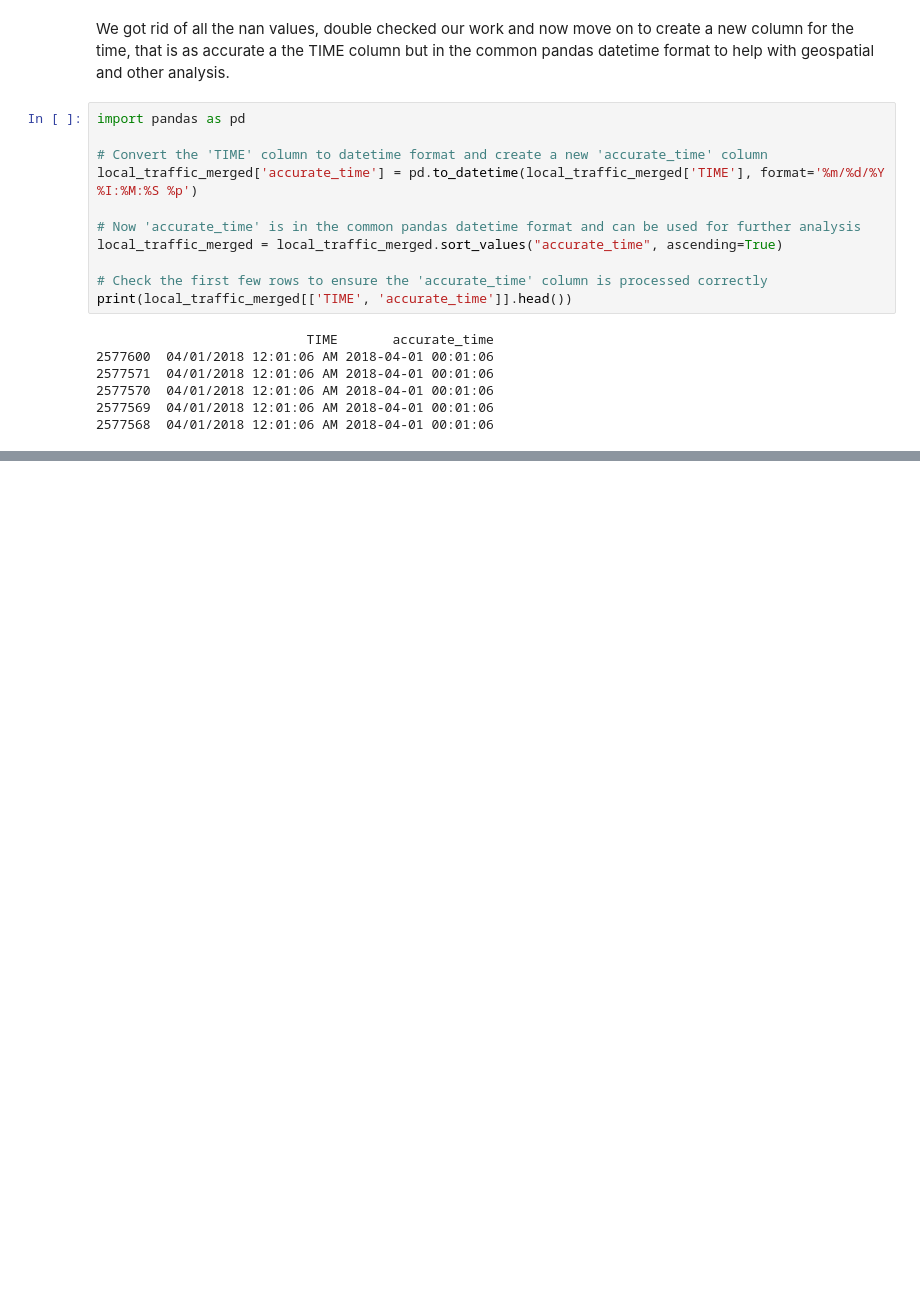
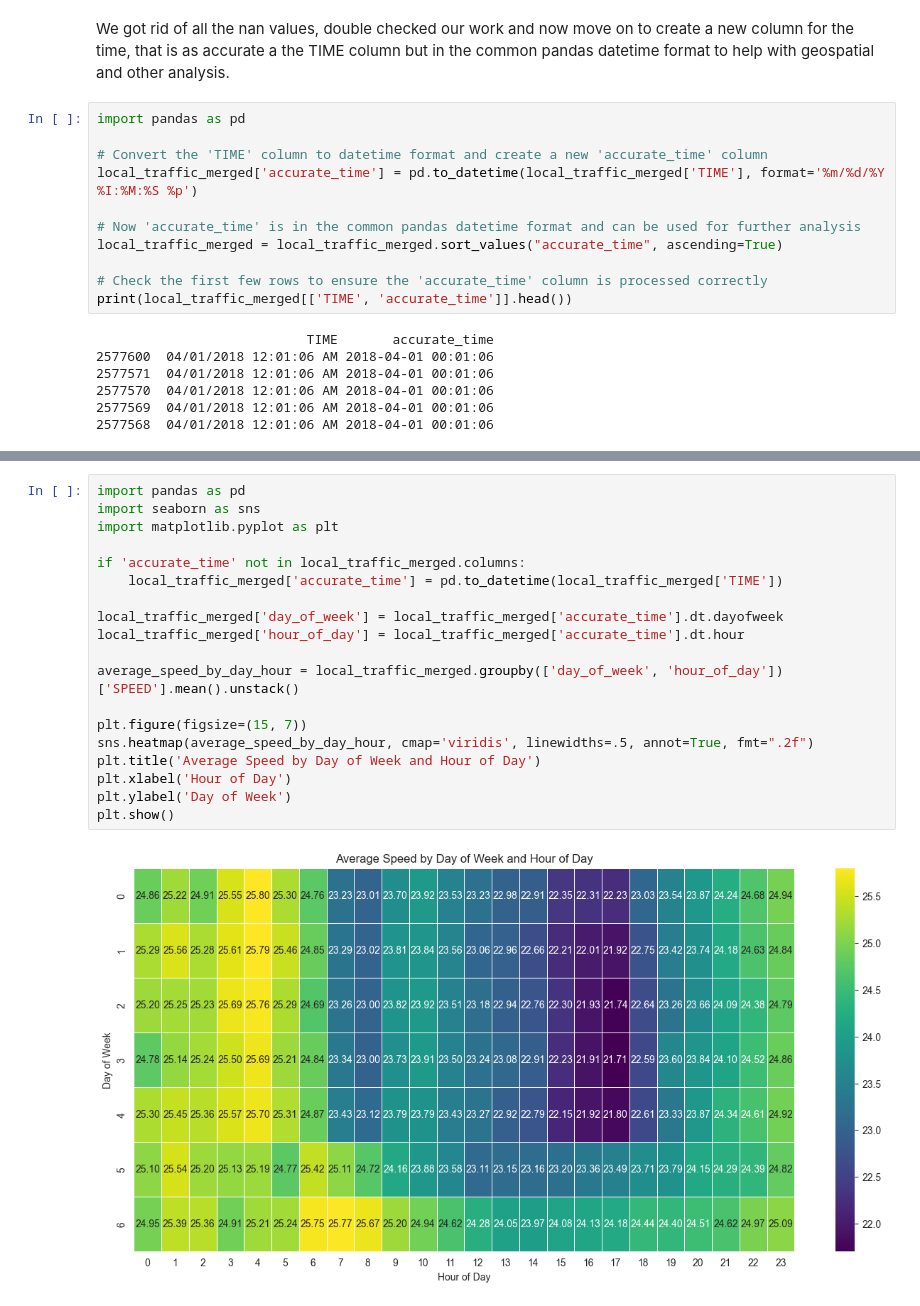
Before and after one commit to jacobhthomas/MATH569, a Jupyter notebook: PCA.ipynb, the cells around one changed output, grey strips where cells are left out. Cells and saved outputs as stored; diff of their text form; blank space fills up the shorter version.

```diff
--- a/PCA.ipynb
+++ b/PCA.ipynb
@@ -176,0 +160,21 @@ plt.show()
+# %%
+import pandas as pd
+import seaborn as sns
+import matplotlib.pyplot as plt
+
+if 'accurate_time' not in local_traffic_merged.columns:
+    local_traffic_merged['accurate_time'] = pd.to_datetime(local_traffic_merged['TIME'])
+
+local_traffic_merged['day_of_week'] = local_traffic_merged['accurate_time'].dt.dayofweek
+local_traffic_merged['hour_of_day'] = local_traffic_merged['accurate_time'].dt.hour
+
+average_speed_by_day_hour = local_traffic_merged.groupby(['day_of_week', 'hour_of_day'])['SPEED'].mean().unstack()
+
+plt.figure(figsize=(15, 7))
+sns.heatmap(average_speed_by_day_hour, cmap='viridis', linewidths=.5, annot=True, fmt=".2f")
+plt.title('Average Speed by Day of Week and Hour of Day')
+plt.xlabel('Hour of Day')
+plt.ylabel('Day of Week')
+plt.show()
+# %% [output]
+[figure, added]
```
Also changed, not shown: parts of 7 cells of this notebook.
